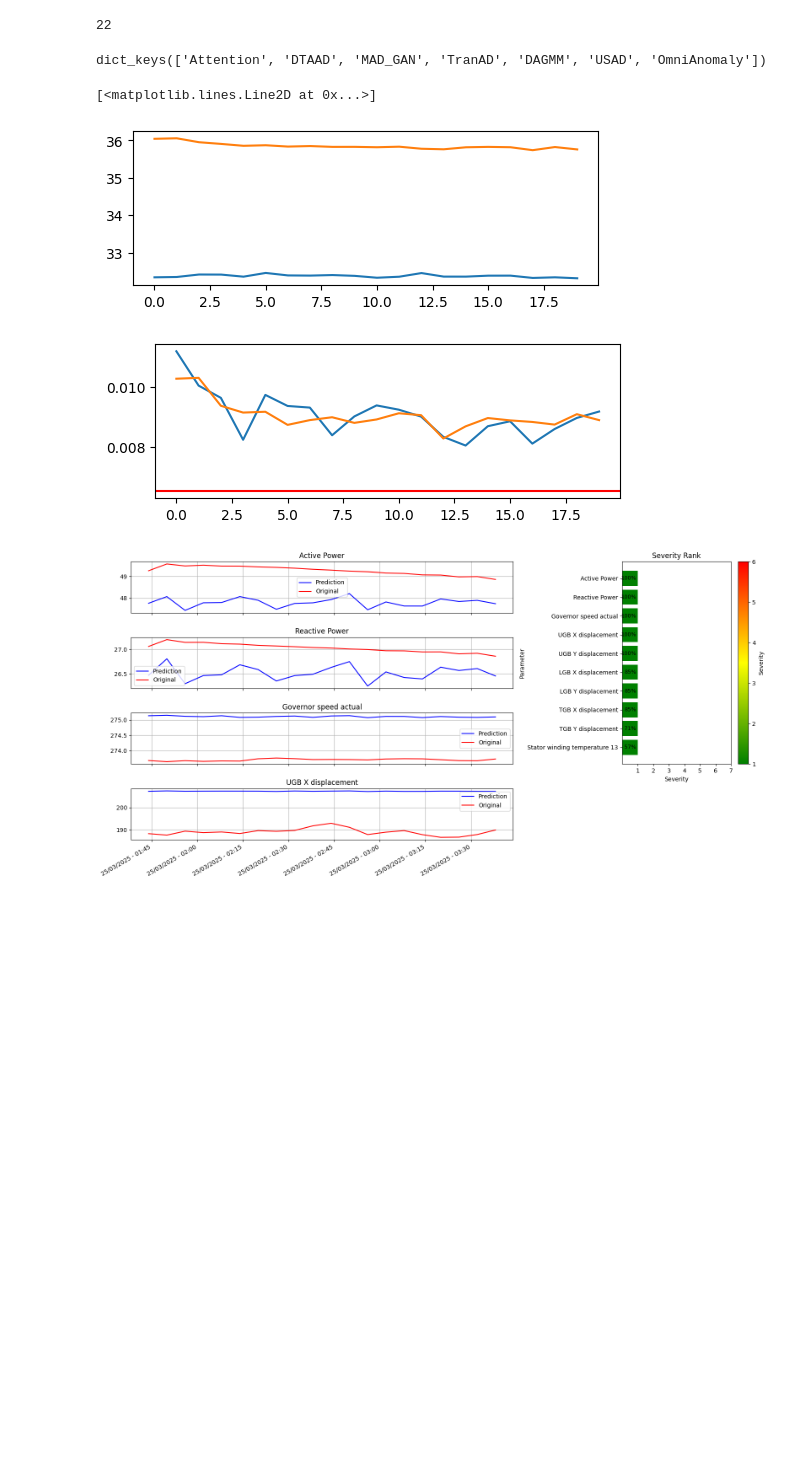
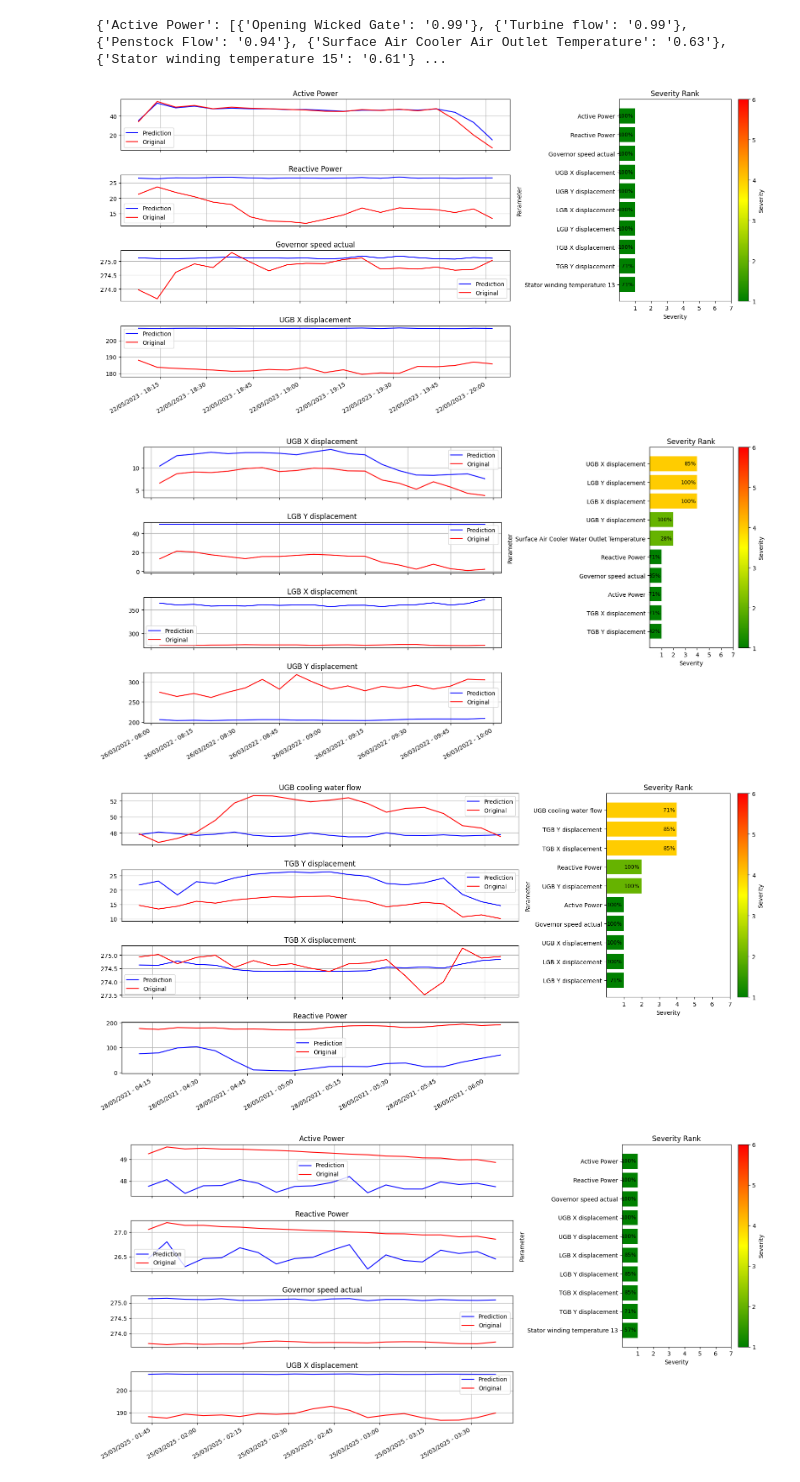
Before and after one commit to arkiven4/DTAAD, a Jupyter notebook: try_modular.ipynb, the cells around one changed output. Saved outputs shown, nothing was run; the diff lists cells and outputs as text; code cells hidden in the pictures; blank space fills up the shorter version.

```diff
--- a/try_modular.ipynb
+++ b/try_modular.ipynb
@@ -507,17 +512,17 @@ with open(f'model_thr.pickle', 'wb') as handle:
 #                         'Power Factor', 'Electrical Frequency'], axis=1, inplace=True)
 #
 
-df_data_withtime = pd.read_pickle("/run/media/fourier/Data2/Pras/Vale/time-series-autoencoder/my_data_5thn_olah.pickle")
+df_data_withtime = pd.read_pickle("my_data_5thn_olah.pickle")
 mask = (df_data_withtime['TimeStamp'] >= '2020-01-01 00:00:00')
 df_data_withtime = df_data_withtime.loc[mask]
 
-df_data_withtime = df_data_withtime[['TimeStamp'] + feature_set]
+#df_data_withtime = df_data_withtime[['TimeStamp'] + feature_set]
 
 for column_name in df_data_withtime.columns:
     if column_name != 'Load_Type' and column_name != 'TimeStamp':
         df_data_withtime[column_name] = pd.to_numeric(df_data_withtime[column_name], downcast='float')
 
-df_anomaly = pd.read_excel("/run/media/fourier/Data2/Pras/Vale/time-series-autoencoder/shutdown_list.xlsx", 'Sheet2')
+df_anomaly = pd.read_excel("shutdown_list.xlsx", 'Sheet2')
 df_anomaly['Start Time'] = pd.to_datetime(df_anomaly['Start Time'])
 df_anomaly['End Time'] = pd.to_datetime(df_anomaly['End Time'])
 df_anomaly_unplaned = df_anomaly.copy()
@@ -535,0 +544,22 @@ df_anomaly_unplaned
+# %%
+result = {}
+
+for column in correlation_matrix.columns:
+    top_corr = (
+        correlation_matrix[column]
+        .drop(labels=[column])  # exclude self-correlation
+        .abs()  # use absolute value to rank
+        .sort_values(ascending=False)
+        .head(15)
+    )
+
+    # Add to result dict with actual correlation values (not abs)
+    result[column] = [
+        {other_col: f"{correlation_matrix.at[other_col, column]:.2f}"}
+        for other_col in top_corr.index
+    ]
+
+# Example output
+print(result)
+# %% [output]
+{'Active Power': [{'Opening Wicked Gate': '0.99'}, {'Turbine flow': '0.99'}, {'Penstock Flow': '0.94'}, {'Surface Air Cooler Air Outlet Temperature': '0.63'}, {'Stator winding temperature 15': '0.61'} ...
@@ -538,36 +575,41 @@ for failure_index_list in range(3):
     threshold_percentages = {}
     temp_ypreds = {}
 
     #end_date_filter = pd.Timestamp('2024-11-28 06:10:00')
     end_date_filter = df_anomaly_unplaned.values[failure_index_list, 0] - timedelta(minutes=5)
     start_date_filter =  end_date_filter - timedelta(minutes=measured_horizon)
 
     mask = (df_data_withtime['TimeStamp'] > start_date_filter.strftime('%Y-%m-%d %H:%M:%S')) & (df_data_withtime['TimeStamp'] <= end_date_filter.strftime('%Y-%m-%d %H:%M:%S'))
     df_sel = df_data_withtime.loc[mask]
     df_sel = df_sel.reset_index(drop=True)
 
     testD, testO, df_timestamp, df_feature = preprocessPD_loadData(df_sel)
     threshold_percentages, temp_ypreds = calcThres_allModel(threshold_percentages, temp_ypreds, model_array, testD, testO)
 
-    # df_feature = resample(denormalize3(df_feature, min_a, max_a), 20, axis=0)
-    # df_timestamp = df_timestamp.dt.floor("min")[::6].values
-    # for i in range(len(model_array)):
-    #     temp_ypreds[i] = resample(temp_ypreds[i], 20, axis=0)
+    df_feature = resample(denormalize3(df_feature, min_a, max_a), 20, axis=0)
+    df_timestamp = df_timestamp.dt.floor("min")[::6].values
+    for i in range(len(model_array)):
+        temp_ypreds[i] = resample(temp_ypreds[i], 20, axis=0)
 
     # Trending
     # counter_feature_trd = calc_counterPercentageTrending(threshold_percentages)
     # trend_data = np.array([counter_feature_trd[key]['percentage'] for key in counter_feature_trd])
     # trend_savedb(trend_data, feature_set, "db/masters_data.db", "severity_trendings")
 
     # for idx_time, (df_timestampi) in enumerate(df_timestamp):
     #     timeseries_savedb(df_timestampi, df_feature.iloc[idx, :].values, feature_set, "db/original_data.db", "original_data")
 
     #     for idx_model, (model_name) in enumerate(model_array):
     #         timeseries_savedb(df_timestampi, temp_ypreds[idx_model], feature_set, "db/pred_data.db", model_name)
 
 
-    # counter_feature_s2, counter_feature_plot = calc_counterPercentage(threshold_percentages)
+    counter_feature_s2, counter_feature_plot = calc_counterPercentage(threshold_percentages)
 
-    #fig = do_plotSeverityRank()
+    fig = do_plotSeverityRank()
+
     #fig.savefig("severity_rank.png")
     #plt.show(fig)
+# %% [output]
+[figure, added]
+[figure, added]
+[figure, added]
@@ -610,24 +640,3 @@ loss_calc = mse_loss_with_protection(df_feature, temp_ypreds[6], min_a, max_a)
-# %%
-feature_set.index("UGB cooling water flow")
-# %% [output]
-22
-# %%
-model_thr.keys()
-# %% [output]
-dict_keys(['Attention', 'DTAAD', 'MAD_GAN', 'TranAD', 'DAGMM', 'USAD', 'OmniAnomaly'])
-# %%
-plt.plot(temp_ypreds[6][:, 22])
-plt.plot(df_feature[:, 22])
-# %% [output]
-[<matplotlib.lines.Line2D at 0x...>]
-[figure, removed]
-# %%
-plt.plot(loss[:, 22][::6])
-plt.plot(loss_calc[:, 22])
-plt.axhline(y=model_thr['OmniAnomaly'][22], color='r', linestyle='-')
-plt.show()
-# %% [output]
-[figure, removed]
 # %%
 df_sel = pd.read_csv("data_now.csv")
 df_sel['TimeStamp'] = pd.to_datetime(df_sel['TimeStamp'])
```
Also changed, not shown: parts of 13 cells of this notebook, 3 other files.
